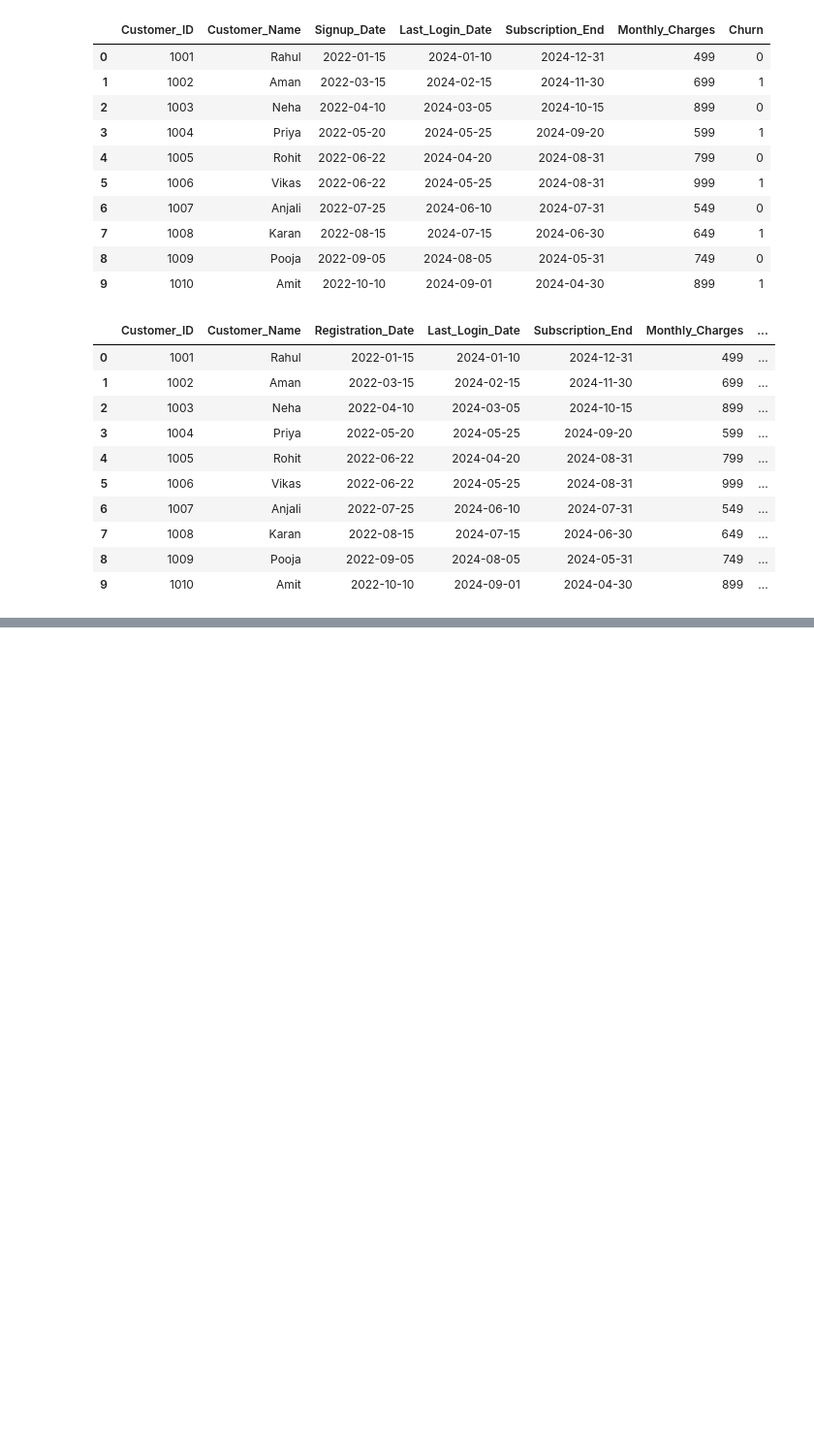
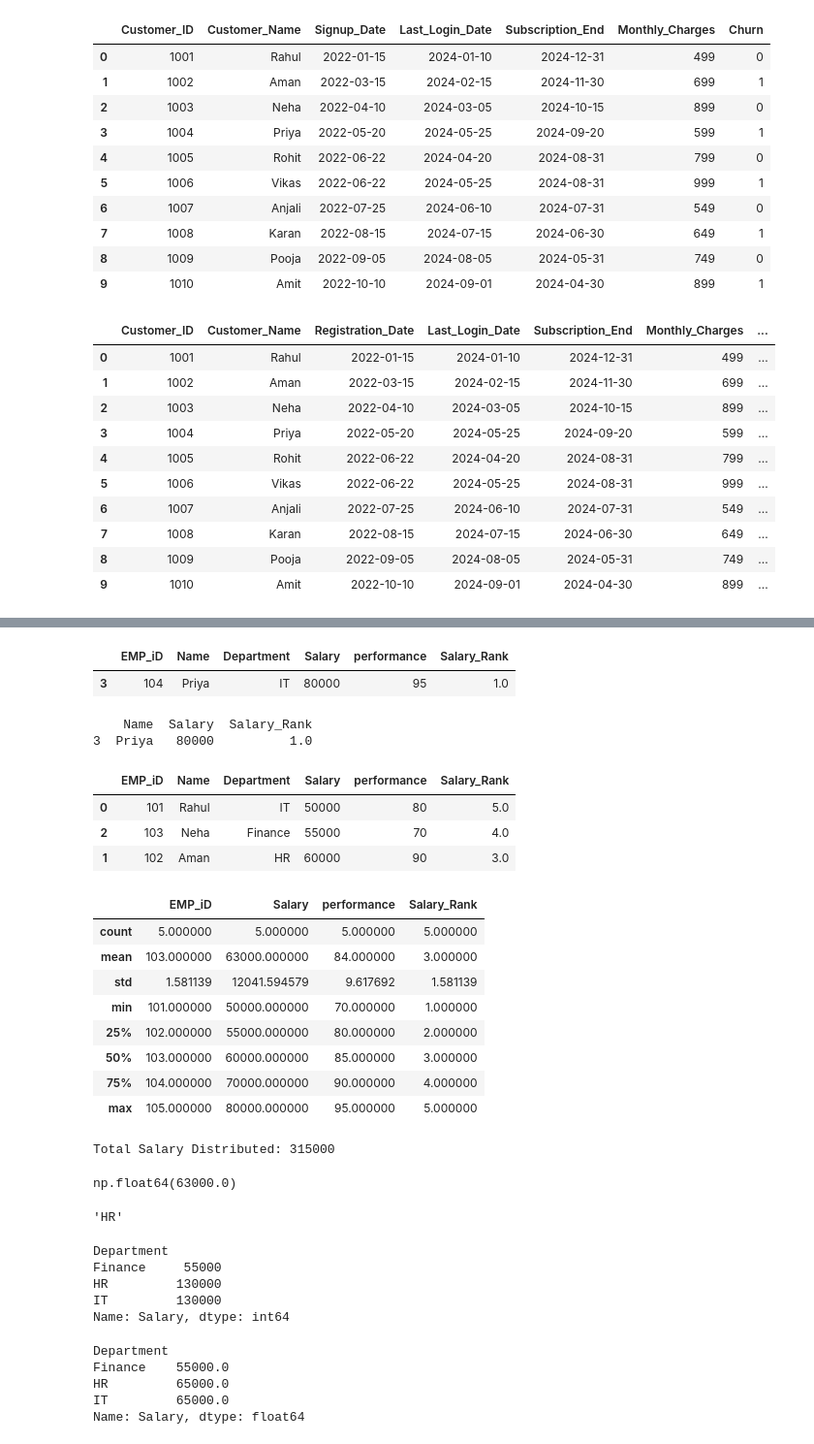
Before and after one commit to ghosh-vishnu/Python_Evening-AI-ML-5-30-PM, a Jupyter notebook: pandas.ipynb, the cells around one changed output, grey strips where cells are left out. Shown at 97% size. Saved outputs shown, nothing was run; the diff lists cells and outputs as text; code cells hidden in the pictures; blank space fills up the shorter version.

Commit message:
Sorting/Filtering/Group By Done

```diff
--- a/pandas.ipynb
+++ b/pandas.ipynb
@@ -1680,0 +1731,2 @@ telecome.rename(columns={
+# %%
+df=pd.DataFrame(data)
@@ -1680,0 +1798,2 @@ telecome.rename(columns={
+# %%
+df['Salary_Rank']=df['Salary'].rank()
@@ -1680,0 +1818,15 @@ telecome.rename(columns={
+# %%
+df['Salary_Rank']=df['Salary'].rank(ascending=False)
+# %%
+import pandas as pd
+data={
+    'EMP_iD':[101,102,103,104,105],
+    'Name':['Rahul','Aman','Neha','Priya','Rohit'],
+    'Department':['IT','HR','Finance','IT','HR'],
+    'Salary':[50000,60000,55000,80000,70000],
+    'performance':[80,90,70,95,85]
+
+
+}
+df['Salary_Rank']=df['Salary'].rank(ascending=False,method='dense')
+print(df[['Name','Salary','Salary_Rank']])
@@ -1680,0 +1849,29 @@ telecome.rename(columns={
+# %%
+df.nlargest(1,'Salary')
+# %% [output]
+|  | EMP_iD | Name | Department | Salary | performance | Salary_Rank |
+| 3 | 104 | Priya | IT | 80000 | 95 | 1.0 |
+# %%
+print(df[df['Salary_Rank']==1][['Name','Salary','Salary_Rank']])
+# %% [output]
+    Name  Salary  Salary_Rank
+3  Priya   80000          1.0
+# %%
+df.nsmallest(3,'Salary')
+# %% [output]
+|  | EMP_iD | Name | Department | Salary | performance | Salary_Rank |
+| 0 | 101 | Rahul | IT | 50000 | 80 | 5.0 |
+| 2 | 103 | Neha | Finance | 55000 | 70 | 4.0 |
+| 1 | 102 | Aman | HR | 60000 | 90 | 3.0 |
+# %%
+df.describe()
+# %% [output]
+|  | EMP_iD | Salary | performance | Salary_Rank |
+| count | 5.000000 | 5.000000 | 5.000000 | 5.000000 |
+| mean | 103.000000 | 63000.000000 | 84.000000 | 3.000000 |
+| std | 1.581139 | 12041.594579 | 9.617692 | 1.581139 |
+| min | 101.000000 | 50000.000000 | 70.000000 | 1.000000 |
+| 25% | 102.000000 | 55000.000000 | 80.000000 | 2.000000 |
+| 50% | 103.000000 | 60000.000000 | 85.000000 | 3.000000 |
+| 75% | 104.000000 | 70000.000000 | 90.000000 | 4.000000 |
+| max | 105.000000 | 80000.000000 | 95.000000 | 5.000000 |
@@ -1680,0 +1880,28 @@ telecome.rename(columns={
+# %%
+print("Total Salary Distributed:",distributed_salary)
+# %% [output]
+Total Salary Distributed: 315000
+# %%
+df['Salary'].mean()
+# %% [output]
+np.float64(63000.0)
+# %%
+df['Department'].mode()[0]
+# %% [output]
+'HR'
+# %%
+df.groupby('Department')['Salary'].sum()
+# %% [output]
+Department
+Finance     55000
+HR         130000
+IT         130000
+Name: Salary, dtype: int64
+# %%
+df.groupby('Department')['Salary'].mean()
+# %% [output]
+Department
+Finance    55000.0
+HR         65000.0
+IT         65000.0
+Name: Salary, dtype: float64
```
Also changed, not shown: parts of 38 cells of this notebook.
